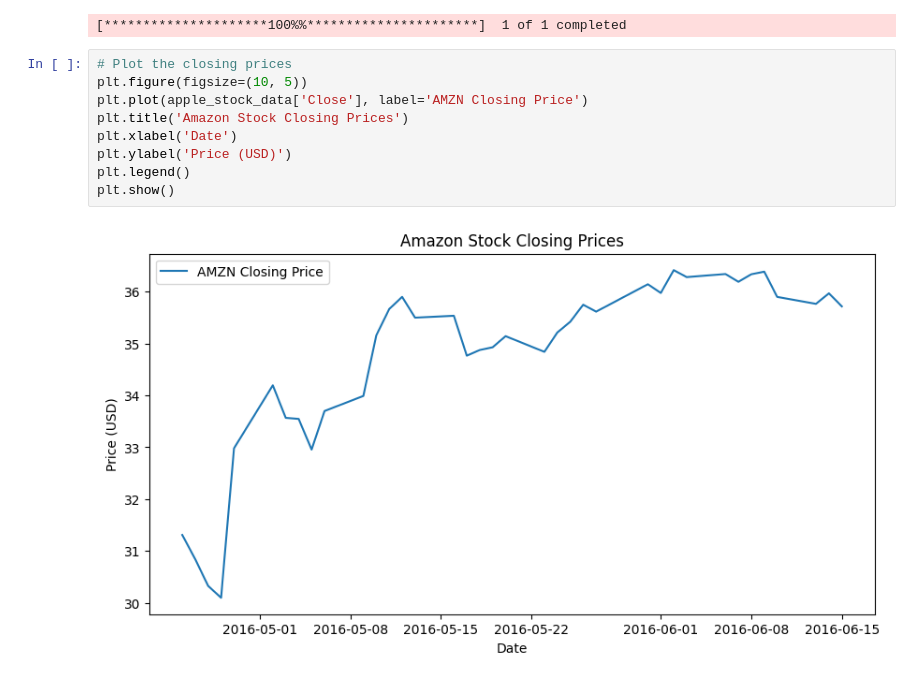
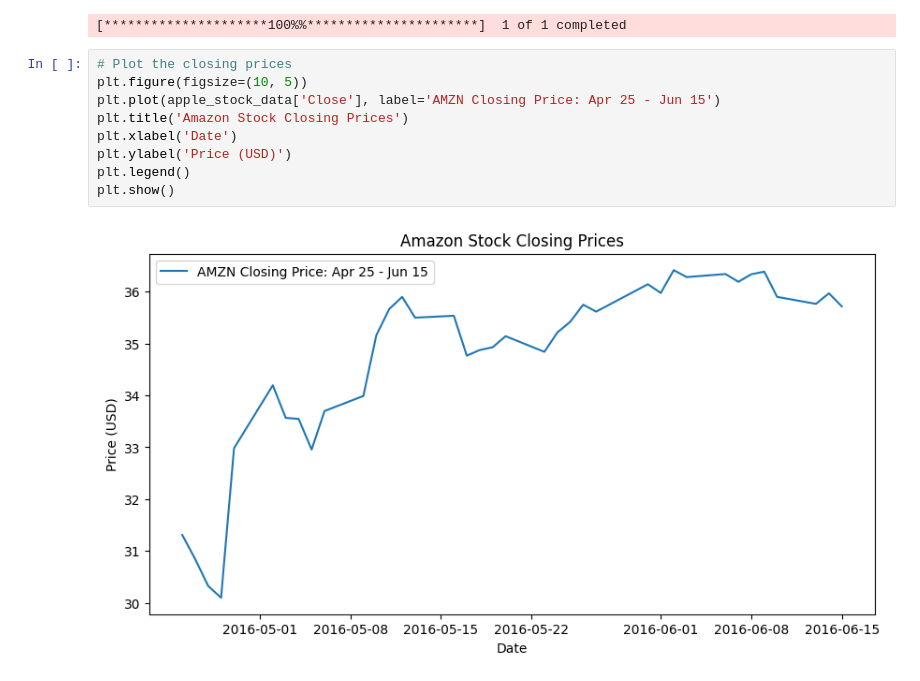
Before and after one commit to kgntmr/Thesis-Twitter-s-Nasdaq100-Sentiments-and-Topics-as-Indicators-for-News-Articles-Retrieval, a Jupyter notebook: 1st Sentiment Analysis FINAL.ipynb, the cells around one changed output. Drawn from its saved outputs; the diff is of its cells as text.

```diff
--- a/1st Sentiment Analysis FINAL.ipynb
+++ b/1st Sentiment Analysis FINAL.ipynb
@@ -463,14 +485,14 @@ apple_stock_data = yf.download(ticker_symbol, start=start_date, end=end_date)
 # %%
 # Plot the closing prices
 plt.figure(figsize=(10, 5))
-plt.plot(apple_stock_data['Close'], label='AMZN Closing Price')
+plt.plot(apple_stock_data['Close'], label='AMZN Closing Price: Apr 25 - Jun 15')
 plt.title('Amazon Stock Closing Prices')
 plt.xlabel('Date')
 plt.ylabel('Price (USD)')
 plt.legend()
 plt.show()
 # %% [output]
-[figure, old version]
+[figure, new version]
 # %%
 # Plot the closing prices with Plotly Express
 fig = px.line(apple_stock_data, x=apple_stock_data.index, y='Close',
```
Also changed, not shown: parts of 6 cells of this notebook.
